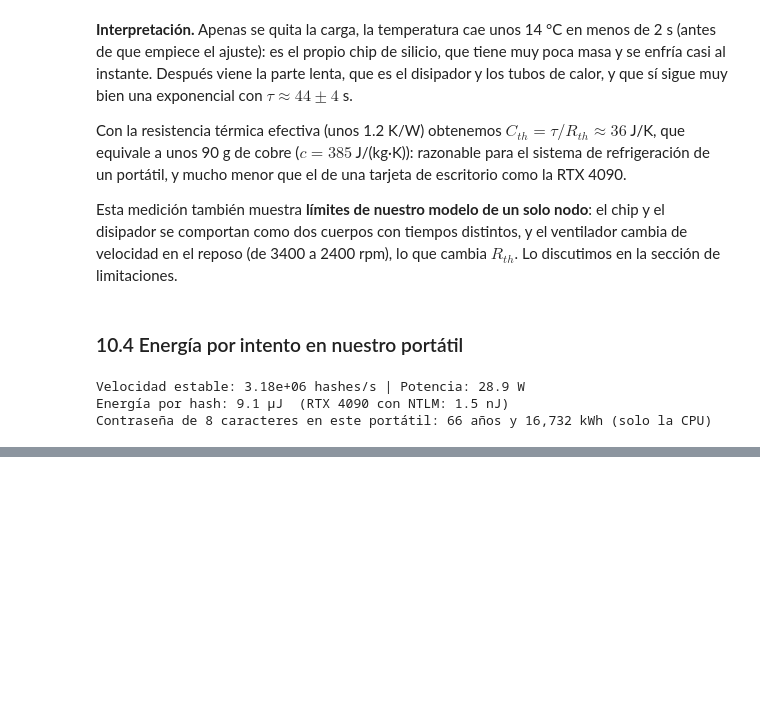
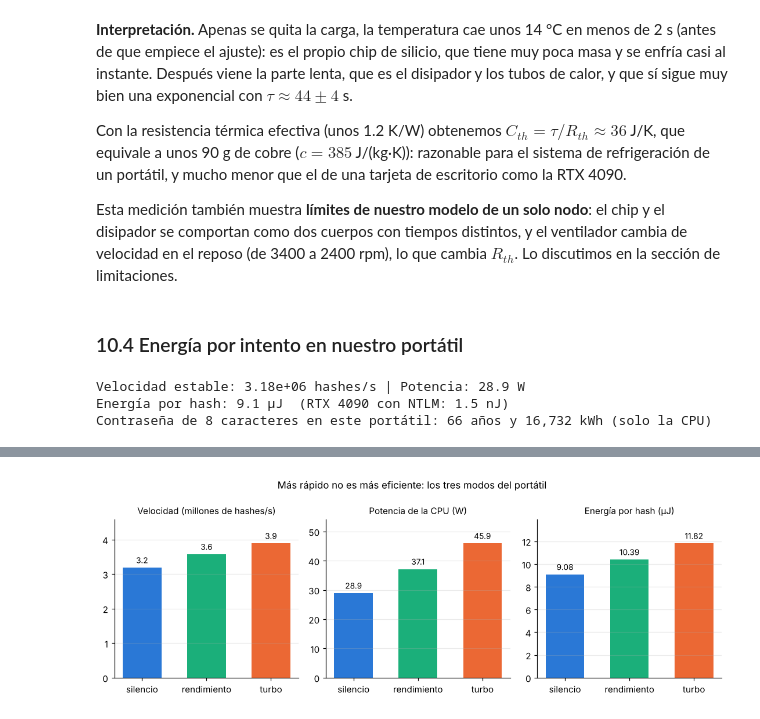
Before and after one commit to Byrojito/Proyecto_f-sicaA, a Jupyter notebook: proyecto.ipynb, the cells around one changed output, grey strips where cells are left out. Drawn from its saved outputs; the diff is of its cells as text; code cells hidden in the pictures; blank space fills up the shorter version.

Commit message:
Fase 3: mediciones en modos Rendimiento y Turbo, comparación y prueba de P = CV²f

```diff
--- a/proyecto.ipynb
+++ b/proyecto.ipynb
@@ -295,6 +295,7 @@ COLUMNAS_HWINFO = {
     "T": ["CPU Entera [°C]", "CPU Package [°C]", "CPU (Tctl/Tdie) [°C]"],
     "P": ["Potencia total de CPU [W]", "CPU Package Power [W]"],
     "f": ["Relojes efectivos núcleo (avg) [MHz]", "Core Effective Clocks (avg) [MHz]"],
+    "V": ["Core VIDs (avg) [V]", "VID núcleo (avg) [V]", "CPU Core Voltage (SVI2 TFN) [V]"],
     "ventilador": ["CPU [RPM]"],
 }
 
@@ -448,0 +475,20 @@ Contraseña de 8 caracteres en este portátil: 66 años y 16,732 kWh (solo la CP
+# %%
+fig, ejes = plt.subplots(1, 3, figsize=(10, 3.6))
+datos_barras = [
+    ("r", 1e-6, "Velocidad (millones de hashes/s)"),
+    ("P", 1, "Potencia de la CPU (W)"),
+    ("E_hash", 1e6, "Energía por hash (µJ)"),
+]
+for ax, (clave, escala, titulo) in zip(ejes, datos_barras):
+    valores = [resultados[m][clave] * escala for m in MODOS]
+    barras = ax.bar(MODOS, valores, color=[COLOR_MODO[m] for m in MODOS], width=0.6)
+    ax.bar_label(barras, fmt="%.1f" if clave != "E_hash" else "%.2f", padding=3, fontsize=9)
+    ax.set_title(titulo, fontsize=10)
+    ax.set_ylim(0, max(valores) * 1.18)
+    ax.grid(axis="x", visible=False)
+fig.suptitle("Más rápido no es más eficiente: los tres modos del portátil", fontsize=11)
+fig.tight_layout()
+fig.savefig("figuras/comparacion_modos.png", dpi=200)
+plt.show()
+# %% [output]
+[figure, added]
```
Also changed, not shown: parts of 8 cells of this notebook, 7 other files.
